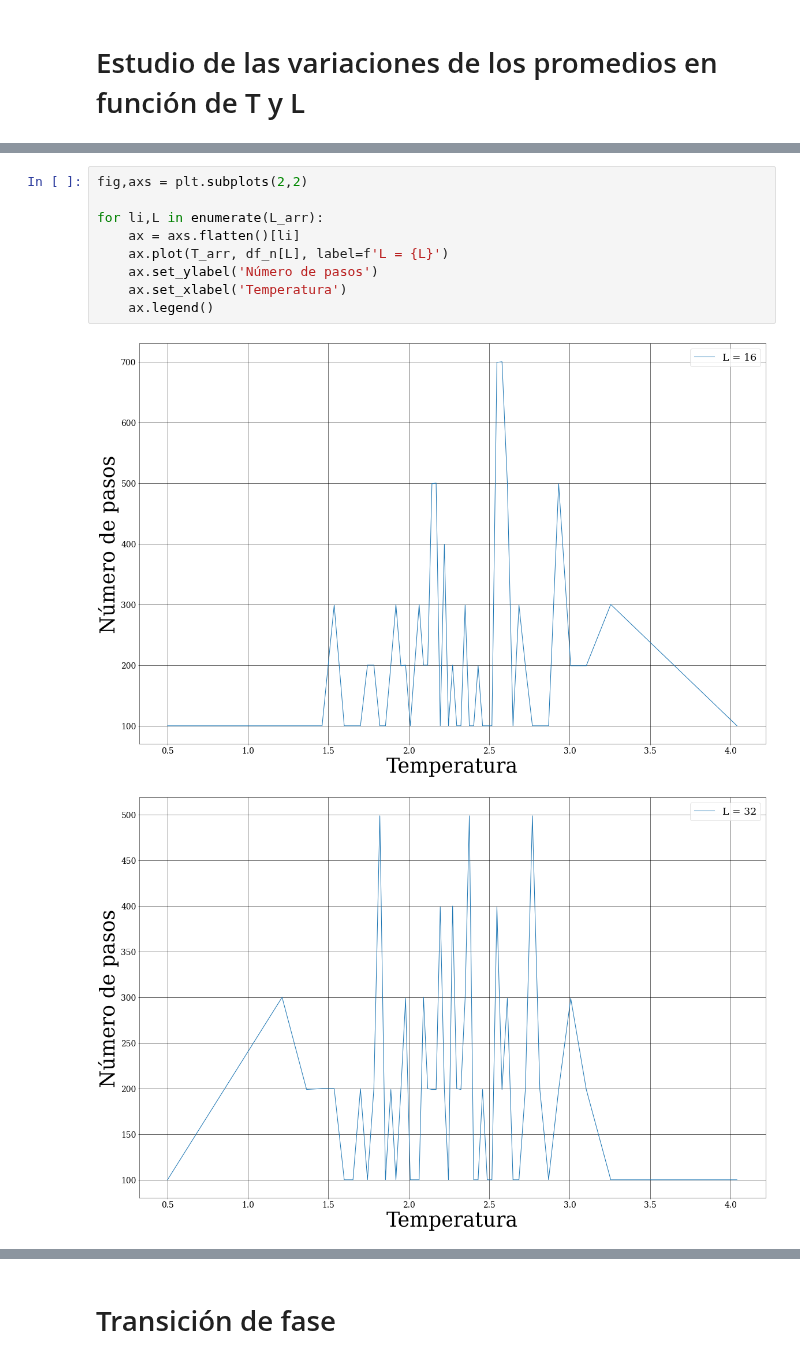
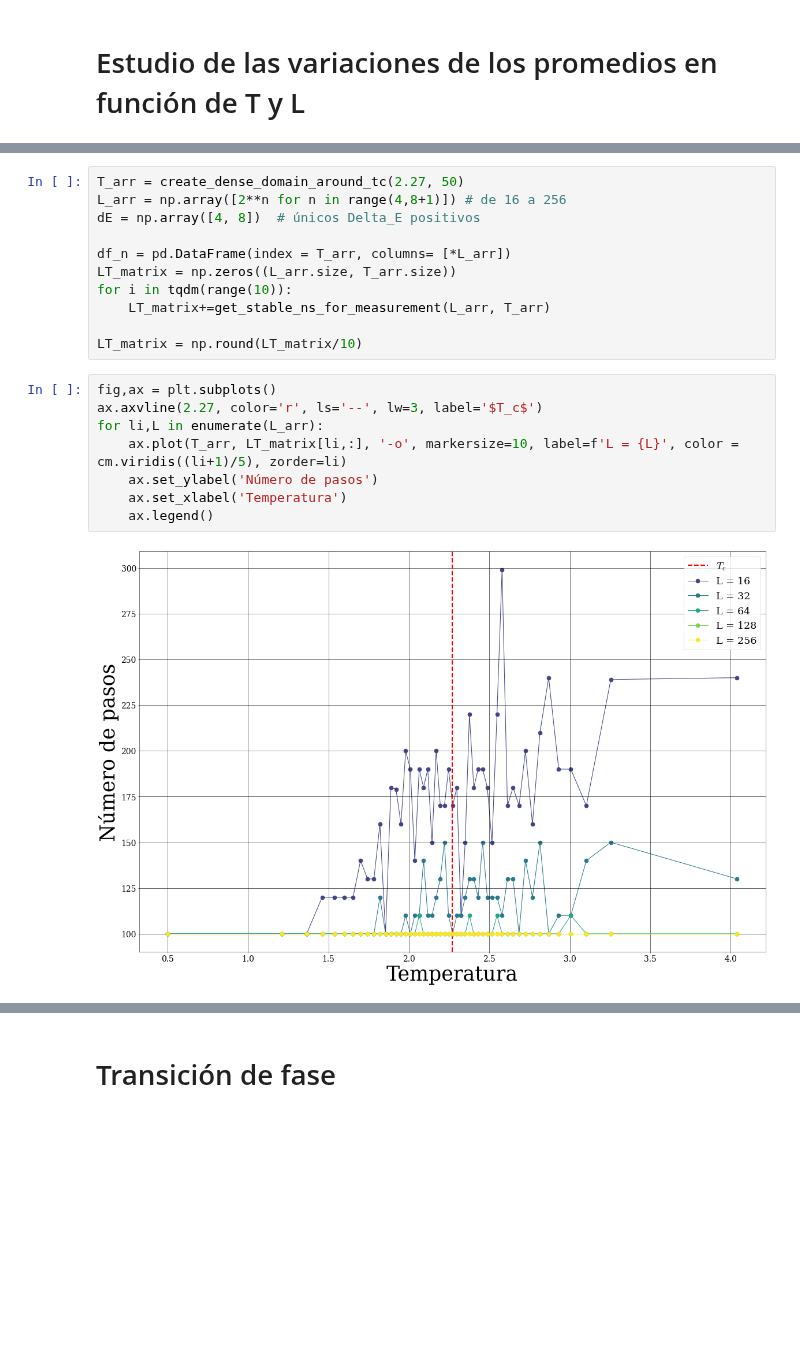
Before and after one commit to Lermacto/ising-2d, a Jupyter notebook: ising.ipynb, the cells around one changed output, grey strips where cells are left out. Saved outputs shown, nothing was run; the diff lists cells and outputs as text; blank space fills up the shorter version.

```diff
--- a/ising.ipynb
+++ b/ising.ipynb
@@ -257,12 +250,21 @@ Text(0.5, 0, 'Temperatura')
+# %%
+T_arr = create_dense_domain_around_tc(2.27, 50)
+L_arr = np.array([2**n for n in range(4,8+1)]) # de 16 a 256
+dE = np.array([4, 8])  # únicos Delta_E positivos
+
+df_n = pd.DataFrame(index = T_arr, columns= [*L_arr])
+LT_matrix = np.zeros((L_arr.size, T_arr.size))
+for i in tqdm(range(10)):
+    LT_matrix+=get_stable_ns_for_measurement(L_arr, T_arr)
+
+LT_matrix = np.round(LT_matrix/10)
 # %%
-fig,axs = plt.subplots(2,2)
-
+fig,ax = plt.subplots()
+ax.axvline(2.27, color='r', ls='--', lw=3, label='$T_c$')
 for li,L in enumerate(L_arr):
-    ax = axs.flatten()[li]
-    ax.plot(T_arr, df_n[L], label=f'L = {L}')
+    ax.plot(T_arr, LT_matrix[li,:], '-o', markersize=10, label=f'L = {L}', color = cm.viridis((li+1)/5), zorder=li)
     ax.set_ylabel('Número de pasos')
     ax.set_xlabel('Temperatura')
     ax.legend()
 # %% [output]
-[figure, old version]
+[figure, new version]
-[figure, removed]
```
Also changed, not shown: parts of 12 cells of this notebook.
